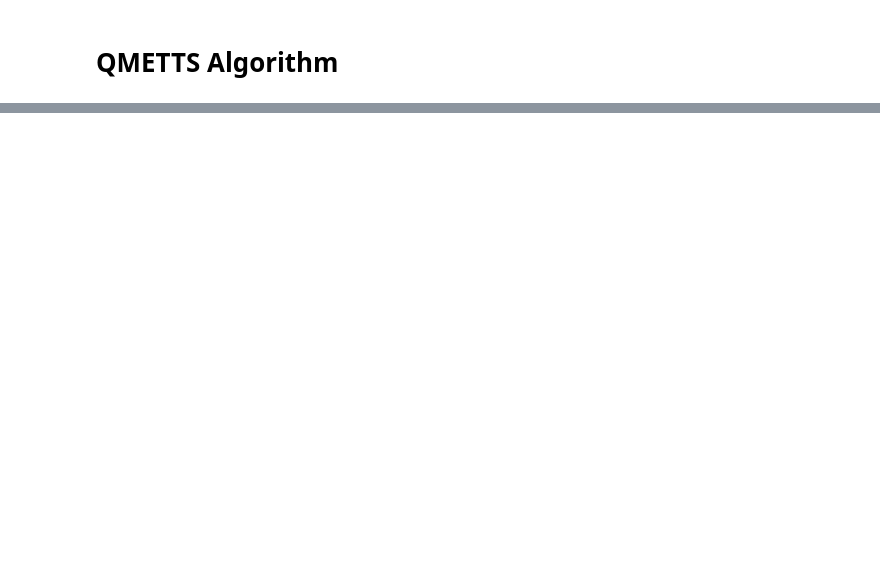
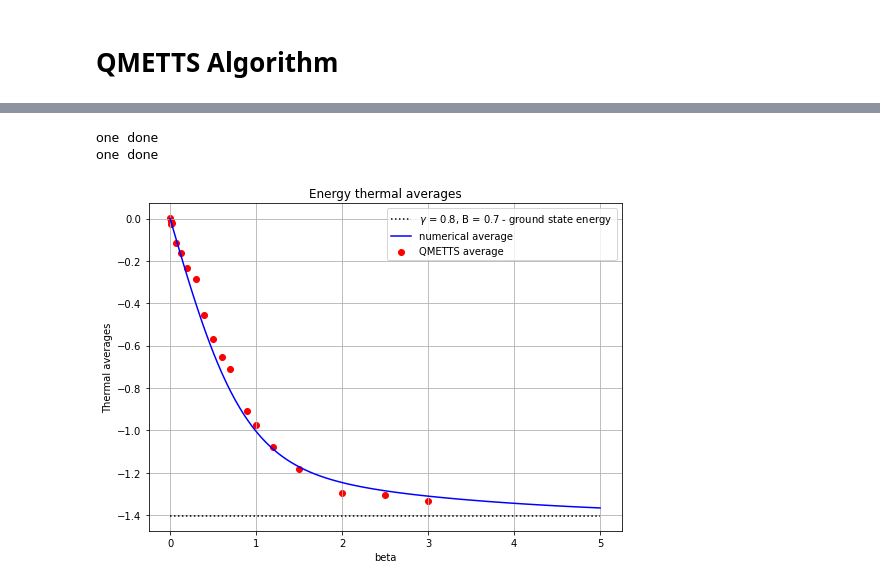
Before and after one commit to DeWitt46/QITE, a Jupyter notebook: TRY.ipynb, the cells around one changed output, grey strips where cells are left out. Cells and saved outputs as stored; diff of their text form; code cells hidden in the pictures; blank space fills up the shorter version.

```diff
--- a/TRY.ipynb
+++ b/TRY.ipynb
@@ -694,0 +558,9 @@ qc.draw("mpl")
+# %%
+shots = 50
+beta = 0.5
+H = SparsePauliOp(["XX", "YY", "IZ", "ZI"], [-1./N, -gy/N, -B, -B])
+ansatz = TwoLocal(N, "ry", "cx", entanglement="linear", reps=2)
+
+
+
+final_state_list, measure_list = th_average(H, ansatz, beta, shots)
@@ -694,0 +573,66 @@ qc.draw("mpl")
+# %%
+N =2
+B = 0.7
+gy = 0.8
+beta_list = [2.5, 3.,]
+shots = 100
+
+H_exact = [ClassicalLMGH(N, gy, B)]
+H = SparsePauliOp(["XX", "YY", "IZ", "ZI"], [-1./N, -gy/N, -B, -B])
+ansatz = TwoLocal(N, "ry", "cx", entanglement="linear", reps=2)
+
+
+
+QITE_th_averages = []
+QITE_stds = []
+num_th_averages = []
+for beta in beta_list:
+    final_state_list, measure_list = th_average(H, ansatz, beta, shots)
+    QITE_th_averages.append(np.mean(measure_list))
+    QITE_stds.append(np.std(measure_list))
+
+
+    num_th_averages.append(num_th_average(H_exact, beta))
+    print("one done")
+# %% [output]
+one done
+one done
+# %%
+EigenValues, EigenStates, MinEigenValue, MinEigenState, ExecTime = ClassicalDiagonalizer(H_exact)
+
+x = np.linspace(0., 5., 100)
+
+ground_state_energy = []
+num_th_averages = []
+for beta in x:
+    ground_state_energy.append(MinEigenValue[0])
+    num_th_averages.append(num_th_average(H_exact, beta))
+
+plt.rcParams["figure.figsize"] = [7.50, 5.50]
+plt.rcParams["figure.autolayout"] = True
+
+
+gylabel = "$\gamma$ = {gy:.1f}, B = {B:.1f} - ground state energy"
+
+plt.title("Energy thermal averages")
+
+
+plt.plot(x, ground_state_energy, color="black", ls="dotted", label=gylabel.format(gy=gy,B=B))
+plt.plot(x, num_th_averages, color="blue", label = "numerical average")
+#plt.scatter(beta_list, QITE_th_averages, color="red", label = "QMETTS average")
+plt.scatter(FINAL_BETA_LIST, FINAL_THERMAL_AVERAGES, color="red", label = "QMETTS average")
+
+
+plt.ylabel('Thermal averages')
+plt.xlabel('beta')
+
+
+# Line of codes to avoid repeating labels in legend
+handles, labels = plt.gca().get_legend_handles_labels()
+by_label = dict(zip(labels, handles))
+plt.legend(by_label.values(), by_label.keys())
+
+plt.grid()
+plt.show()
+# %% [output]
+[figure, added]
```
Also changed, not shown: parts of 25 cells of this notebook.
